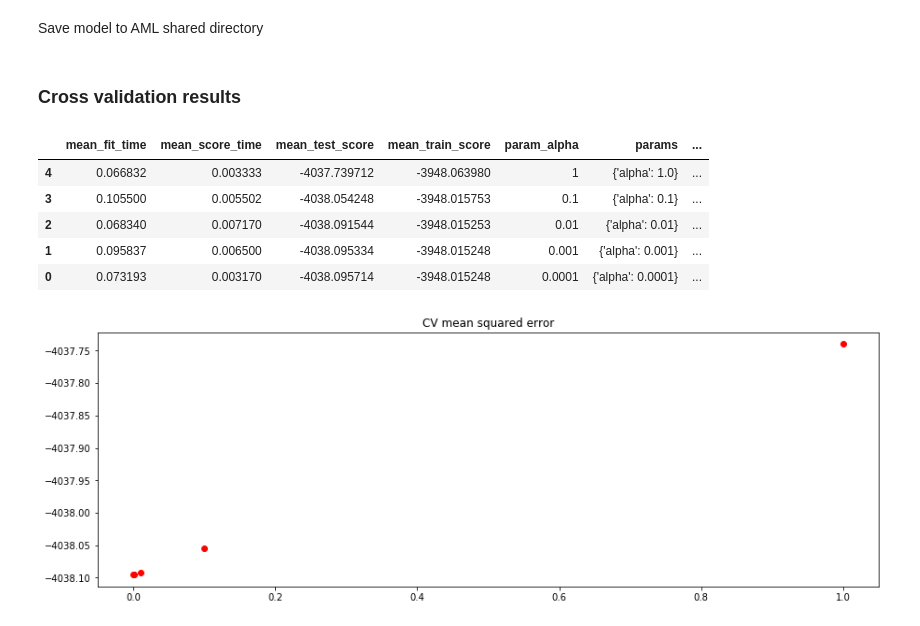
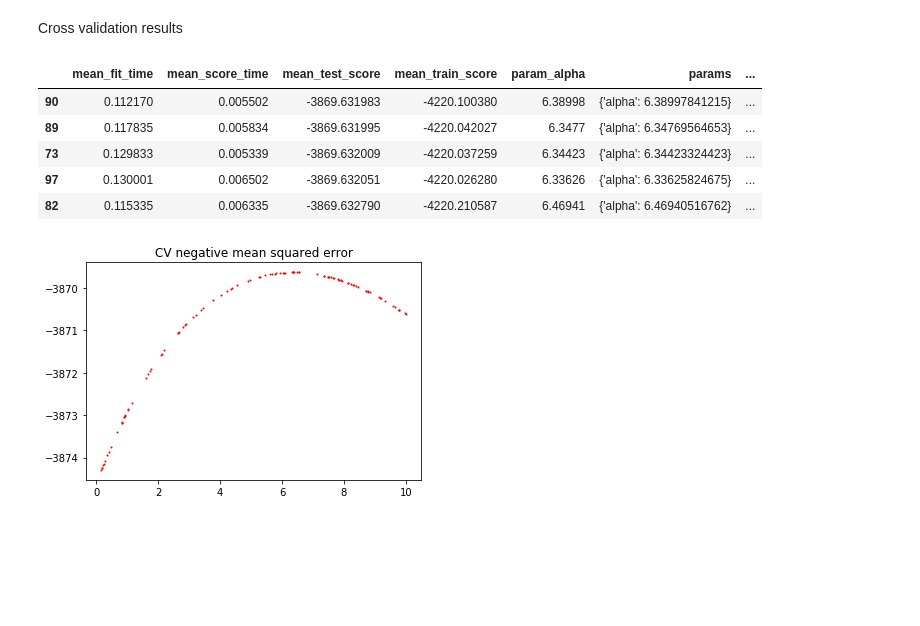
Before and after one commit to Azure-Samples/MachineLearningSamples-EnergyDemandTimeSeriesForecasting, a Jupyter notebook: 3-ridge.ipynb, the cells around one changed output. Saved outputs shown, nothing was run; the diff lists cells and outputs as text; code cells hidden in the pictures; blank space fills up the shorter version.

```diff
--- a/3-ridge.ipynb
+++ b/3-ridge.ipynb
@@ -16,6 +18,6 @@ import os
 # %%
 model_name = "ridge"
 aml_dir = os.environ['AZUREML_NATIVE_SHARE_DIRECTORY']
-train = pd.read_csv(aml_dir + 'nyc_demand_train.csv', parse_dates=['timeStamp'])
+train = pd.read_csv(os.path.join(aml_dir, 'nyc_demand_train.csv'), parse_dates=['timeStamp'])
 # %% [markdown]
 Create model pipeline:
@@ -30,11 +34,13 @@ onehot = OneHotEncoder(categorical_features=cat_cols_idx, sparse=False)
 regr = Ridge(fit_intercept=False)
 tscv = TimeSeriesSplit(n_splits=3)
 # %%
-param_grid = {'alpha': [ 1e-4, 1e-3, 1e-2, 0.1, 1.0]}
-regr_cv = GridSearchCV(estimator=regr,
-                            param_grid=param_grid,
+param_dist = {'alpha': st.uniform(1e-4, 10.0)}
+regr_cv = RandomizedSearchCV(estimator=regr,
+                            param_distributions=param_dist,
+                            n_iter=100,
                             scoring='neg_mean_squared_error',
                             iid=False,
+                            cv=tscv,
                             verbose=2,
                             n_jobs=-1)
 regr_pipe = Pipeline([('onehot', onehot), ('regr_cv', regr_cv)])
@@ -51,3 +60 @@ Pipeline(memory=None,
-# %% [markdown]
-Save model to AML shared directory
 # %%
@@ -55,20 +62,19 @@ with open(aml_dir + model_name + '.pkl', 'wb') as f:
     pickle.dump(regr_pipe, f)
 # %% [markdown]
-### Cross validation results
+Cross validation results
 # %%
 cv_results = pd.DataFrame(regr_pipe.named_steps['regr_cv'].cv_results_)
-cv_results.sort_values(by='rank_test_score')
+cv_results.sort_values(by='rank_test_score').head()
 # %% [output]
 |  | mean_fit_time | mean_score_time | mean_test_score | mean_train_score | param_alpha | params | ... |
-| 4 | 0.066832 | 0.003333 | -4037.739712 | -3948.063980 | 1 | {'alpha': 1.0} | ... |
-| 3 | 0.105500 | 0.005502 | -4038.054248 | -3948.015753 | 0.1 | {'alpha': 0.1} | ... |
-| 2 | 0.068340 | 0.007170 | -4038.091544 | -3948.015253 | 0.01 | {'alpha': 0.01} | ... |
-| 1 | 0.095837 | 0.006500 | -4038.095334 | -3948.015248 | 0.001 | {'alpha': 0.001} | ... |
-| 0 | 0.073193 | 0.003170 | -4038.095714 | -3948.015248 | 0.0001 | {'alpha': 0.0001} | ... |
+| 90 | 0.112170 | 0.005502 | -3869.631983 | -4220.100380 | 6.38998 | {'alpha': 6.38997841215} | ... |
+| 89 | 0.117835 | 0.005834 | -3869.631995 | -4220.042027 | 6.3477 | {'alpha': 6.34769564653} | ... |
+| 73 | 0.129833 | 0.005339 | -3869.632009 | -4220.037259 | 6.34423 | {'alpha': 6.34423324423} | ... |
+| 97 | 0.130001 | 0.006502 | -3869.632051 | -4220.026280 | 6.33626 | {'alpha': 6.33625824675} | ... |
+| 82 | 0.115335 | 0.006335 | -3869.632790 | -4220.210587 | 6.46941 | {'alpha': 6.46940516762} | ... |
 # %%
-plt.figure(figsize=(15, 5))
-plt.plot(cv_results['param_alpha'], cv_results['mean_test_score'], 'ro')
-plt.title('CV mean squared error')
+plt.plot(cv_results['param_alpha'], cv_results['mean_test_score'], 'ro', markersize=1)
+plt.title('CV negative mean squared error')
 plt.show()
 # %% [output]
-[figure, old version]
+[figure, new version]
```
Also changed, not shown: parts of 6 cells of this notebook, 10 other files.
